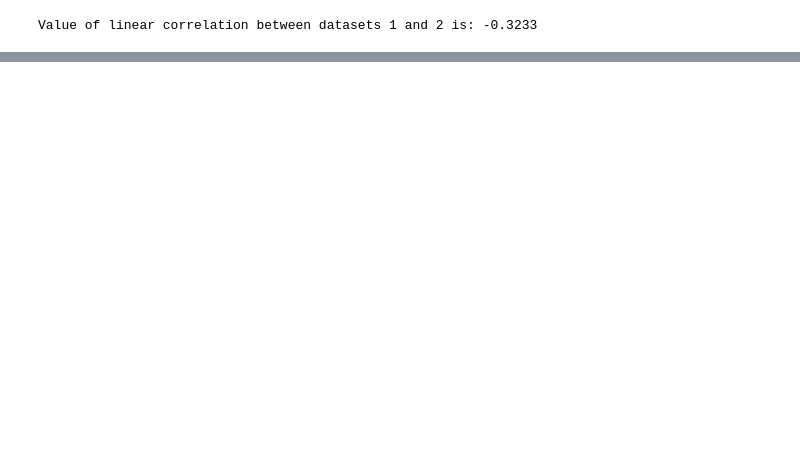
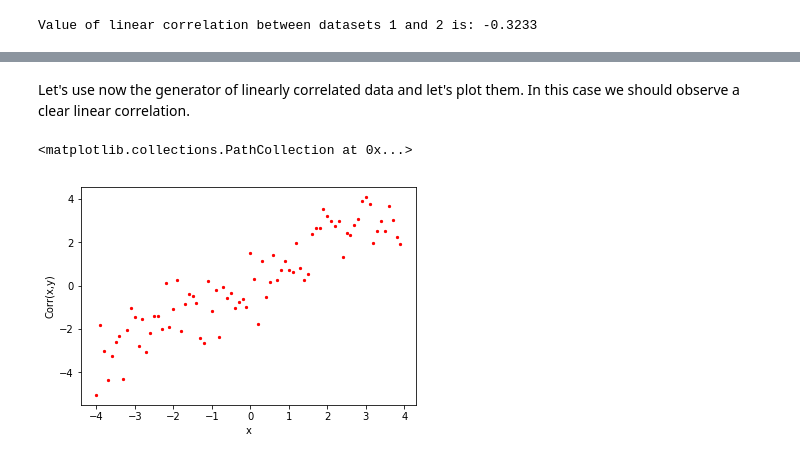
Before and after one commit to cs-cmuq/110-www, a Jupyter notebook: lectures/L22.ipynb, the cells around one changed output, grey strips where cells are left out. Saved outputs shown, nothing was run; the diff lists cells and outputs as text; code cells hidden in the pictures; blank space fills up the shorter version.

```diff
--- a/lectures/L22.ipynb
+++ b/lectures/L22.ipynb
@@ -252,0 +348,16 @@ print(hist_data)
+# %% [markdown]
+Let's use now the generator of linearly correlated data and let's plot them. In this case we should observe a clear linear correlation.
+# %%
+mean = 0
+variance = 1
+xmin = -4
+xmax = 4
+delta_x = 0.1
+linearly_corr_values = gen_linearly_correlated_pairs(xmin, xmax, delta_x, variance)
+plt.figure()
+plt.xlabel('x')
+plt.ylabel('Corr(x,y)')
+plt.scatter(linearly_corr_values[0], linearly_corr_values[1], color='r', s=5)
+# %% [output]
+<matplotlib.collections.PathCollection at 0x...>
+[figure, added]
```
Also changed, not shown: parts of 23 cells of this notebook.
